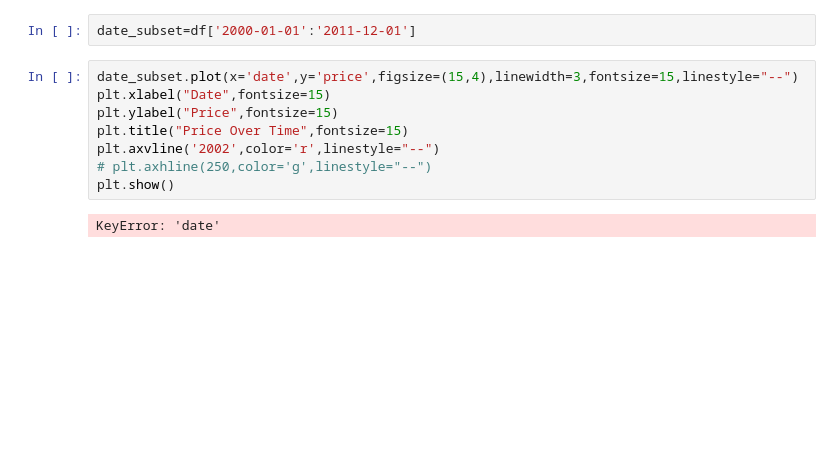
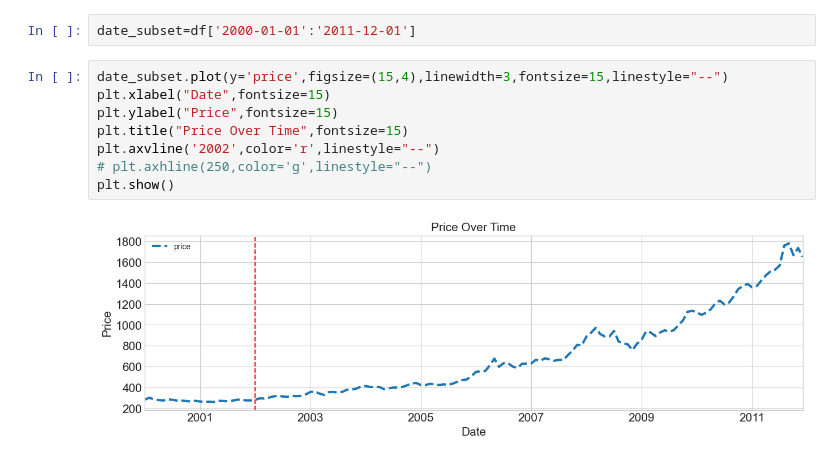
Before and after one commit to sachin5031/Python_Data_Visualization, a Jupyter notebook: TimeSeriesPlotting.ipynb, the cells around one changed output. Saved outputs shown, nothing was run; the diff lists cells and outputs as text; blank space fills up the shorter version.

Commit message:
Time Series plotting Code practised

```diff
--- a/TimeSeriesPlotting.ipynb
+++ b/TimeSeriesPlotting.ipynb
@@ -86,12 +86,12 @@ df=df.set_index('date')
 # %%
 date_subset=df['2000-01-01':'2011-12-01']
 # %%
-date_subset.plot(x='date',y='price',figsize=(15,4),linewidth=3,fontsize=15,linestyle="--")
+date_subset.plot(y='price',figsize=(15,4),linewidth=3,fontsize=15,linestyle="--")
 plt.xlabel("Date",fontsize=15)
 plt.ylabel("Price",fontsize=15)
 plt.title("Price Over Time",fontsize=15)
 plt.axvline('2002',color='r',linestyle="--")
 # plt.axhline(250,color='g',linestyle="--")
 plt.show()
 # %% [output]
-KeyError: 'date'
+[figure, added]
```
Also changed, not shown: parts of 2 cells of this notebook.
